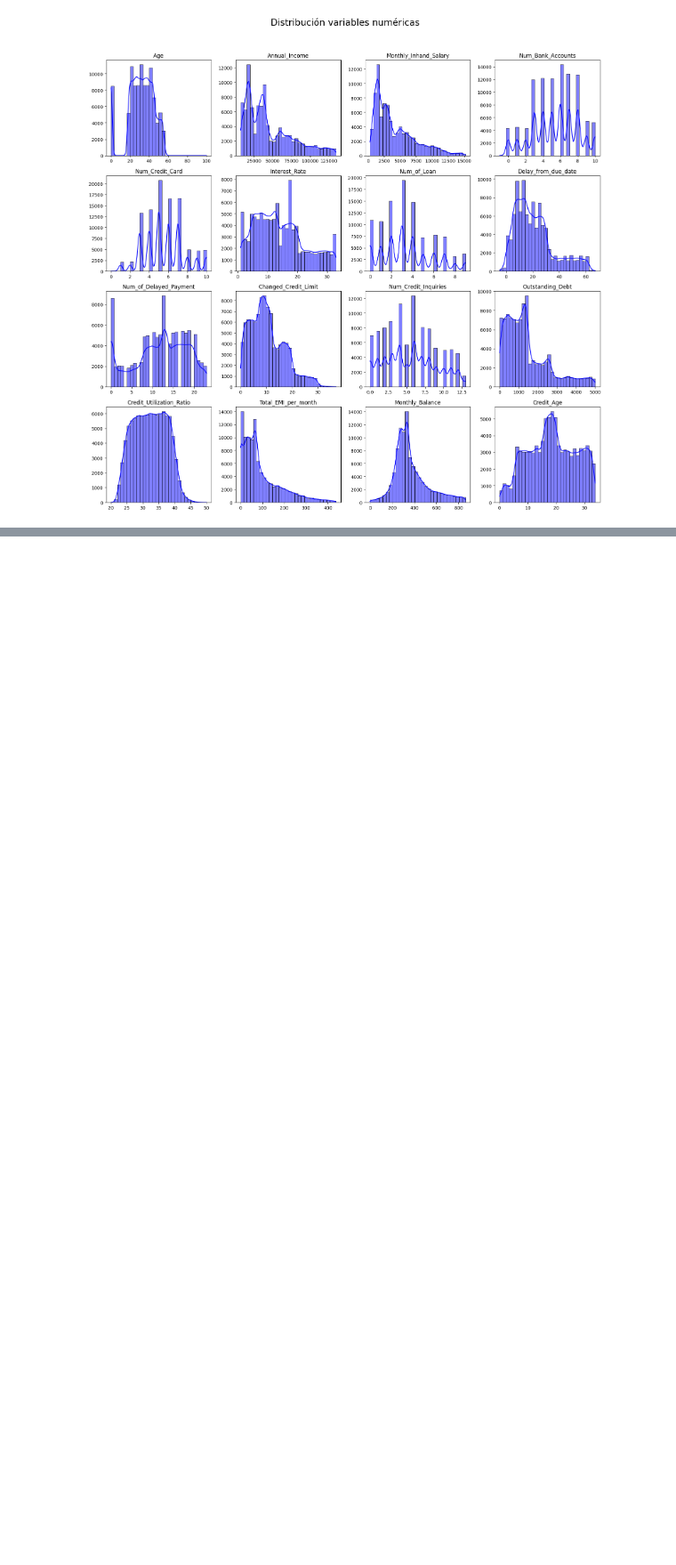
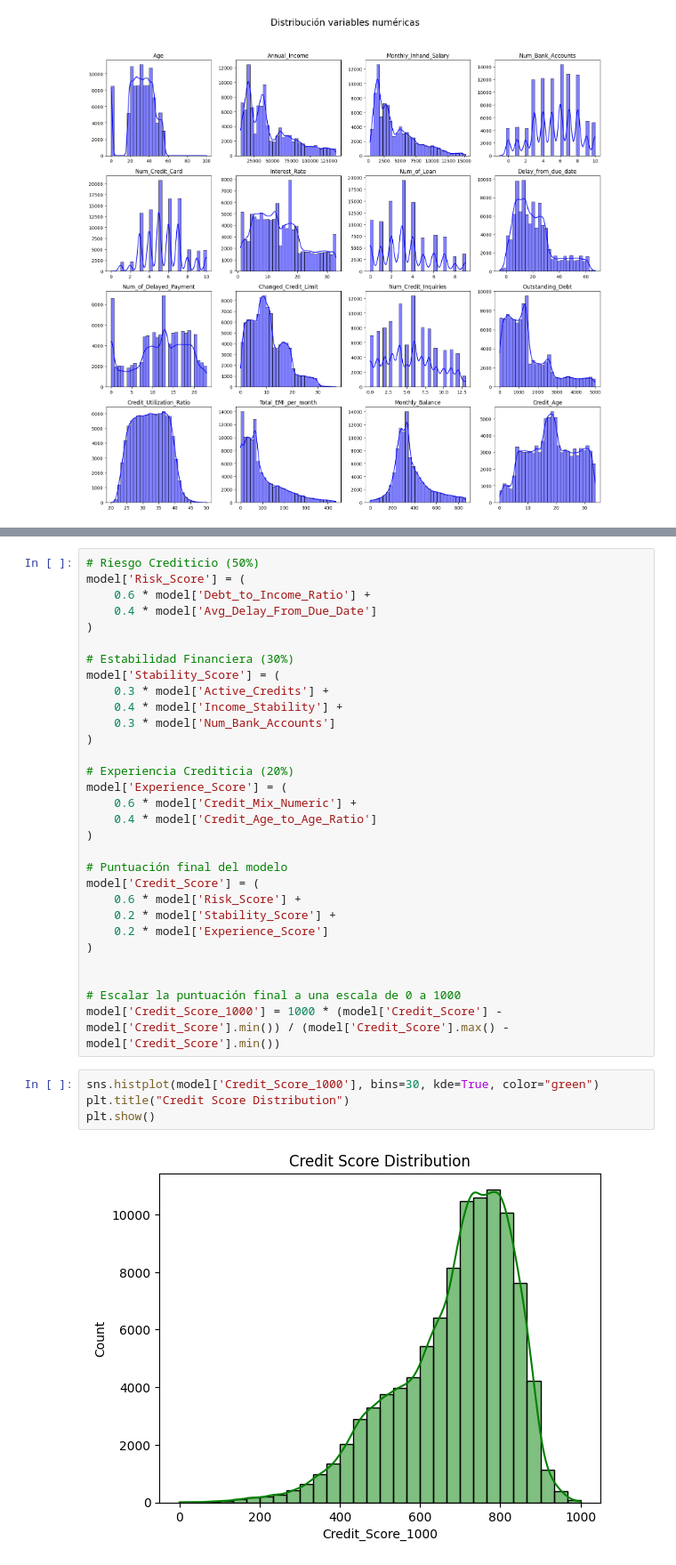
Before and after one commit to PauloVilla/Modelo_Credito_01, a Jupyter notebook: Modelo de credito.ipynb, the cells around one changed output, grey strips where cells are left out. Shown at 89% size. Drawn from its saved outputs; the diff is of its cells as text; blank space fills up the shorter version.

Commit message:
Finalización del código

```diff
--- a/Modelo de credito.ipynb
+++ b/Modelo de credito.ipynb
@@ -366,0 +523,36 @@ data[["Outstanding_Debt", "Annual_Income", "Changed_Credit_Limit", "Delay_from_d
+# %%
+# Riesgo Crediticio (50%)
+model['Risk_Score'] = (
+    0.6 * model['Debt_to_Income_Ratio'] +
+    0.4 * model['Avg_Delay_From_Due_Date']
+)
+
+# Estabilidad Financiera (30%)
+model['Stability_Score'] = (
+    0.3 * model['Active_Credits'] +
+    0.4 * model['Income_Stability'] +
+    0.3 * model['Num_Bank_Accounts']
+)
+
+# Experiencia Crediticia (20%)
+model['Experience_Score'] = (
+    0.6 * model['Credit_Mix_Numeric'] +
+    0.4 * model['Credit_Age_to_Age_Ratio']
+)
+
+# Puntuación final del modelo
+model['Credit_Score'] = (
+    0.6 * model['Risk_Score'] +
+    0.2 * model['Stability_Score'] +
+    0.2 * model['Experience_Score']
+)
+
+
+# Escalar la puntuación final a una escala de 0 a 1000
+model['Credit_Score_1000'] = 1000 * (model['Credit_Score'] - model['Credit_Score'].min()) / (model['Credit_Score'].max() - model['Credit_Score'].min())
+# %%
+sns.histplot(model['Credit_Score_1000'], bins=30, kde=True, color="green")
+plt.title("Credit Score Distribution")
+plt.show()
+# %% [output]
+[figure, added]
```
Also changed, not shown: parts of 19 cells of this notebook.
